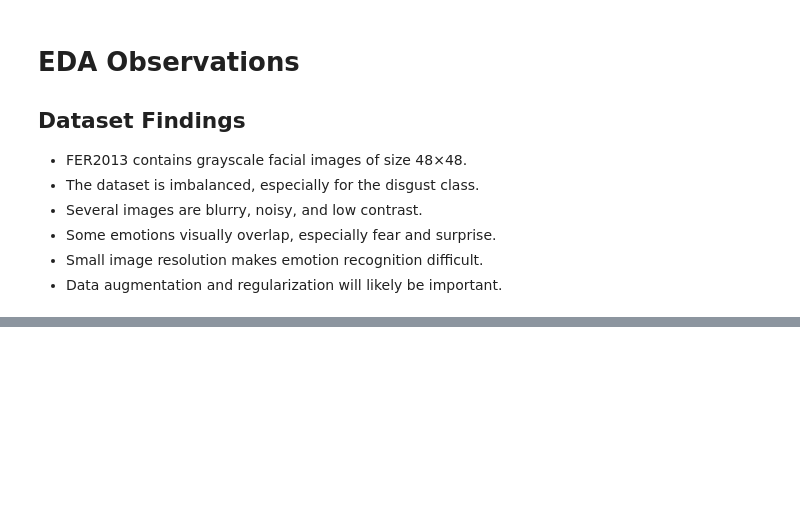
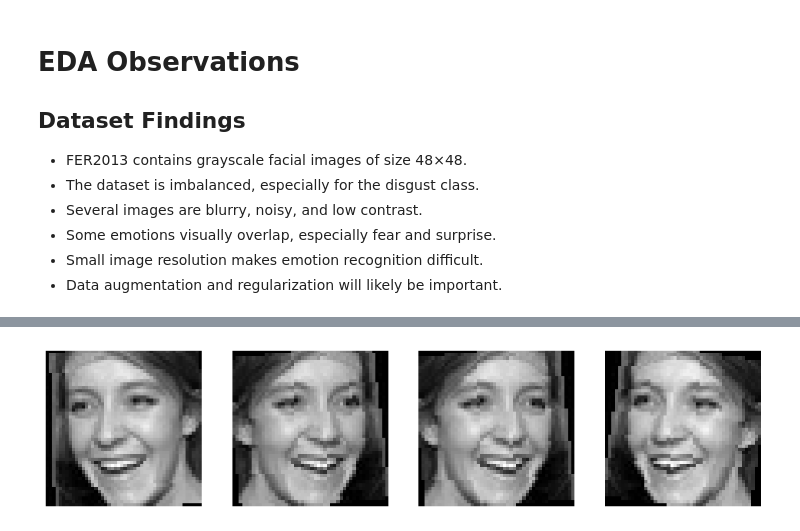
Before and after one commit to BhaveshNegi21/Facial-emotion-recognition, a Jupyter notebook: notebooks/eda.ipynb, the cells around one changed output, grey strips where cells are left out. Cells and saved outputs as stored; diff of their text form; code cells hidden in the pictures; blank space fills up the shorter version.

```diff
--- a/notebooks/eda.ipynb
+++ b/notebooks/eda.ipynb
@@ -121,0 +181,32 @@ plt.show()
+# %%
+transform = transforms.Compose([
+
+    transforms.Resize((48, 48)),
+
+    transforms.RandomHorizontalFlip(),
+
+    transforms.RandomRotation(10),
+
+    transforms.ColorJitter(
+        brightness=0.2
+    ),
+
+    transforms.ToTensor()
+])
+# %%
+fig, axes = plt.subplots(1, 4, figsize=(12,4))
+
+for i in range(4):
+
+    aug_img = transform(image)
+
+    axes[i].imshow(
+        aug_img.squeeze(),
+        cmap="gray"
+    )
+
+    axes[i].axis("off")
+
+plt.show()
+# %% [output]
+[figure, added]
```
Also changed, not shown: parts of 39 cells of this notebook.
